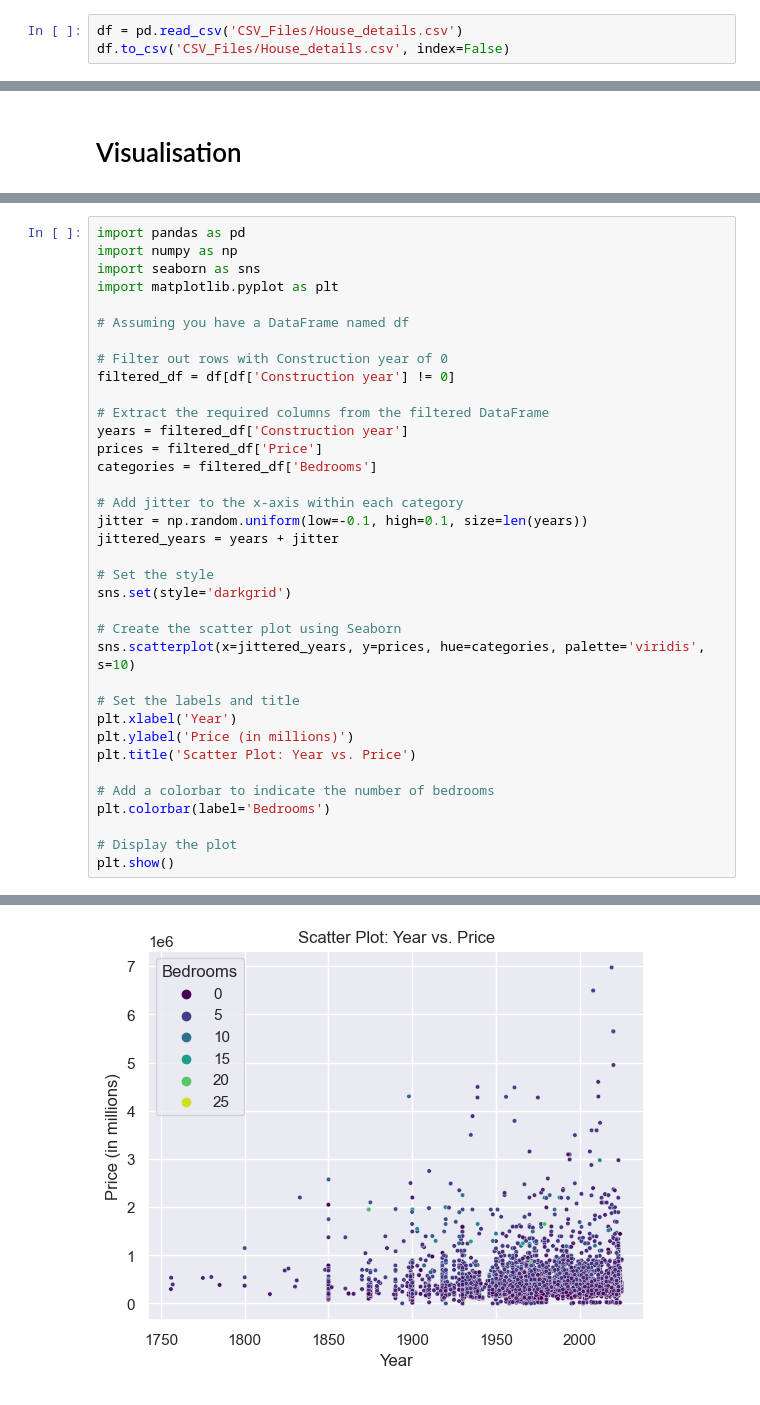
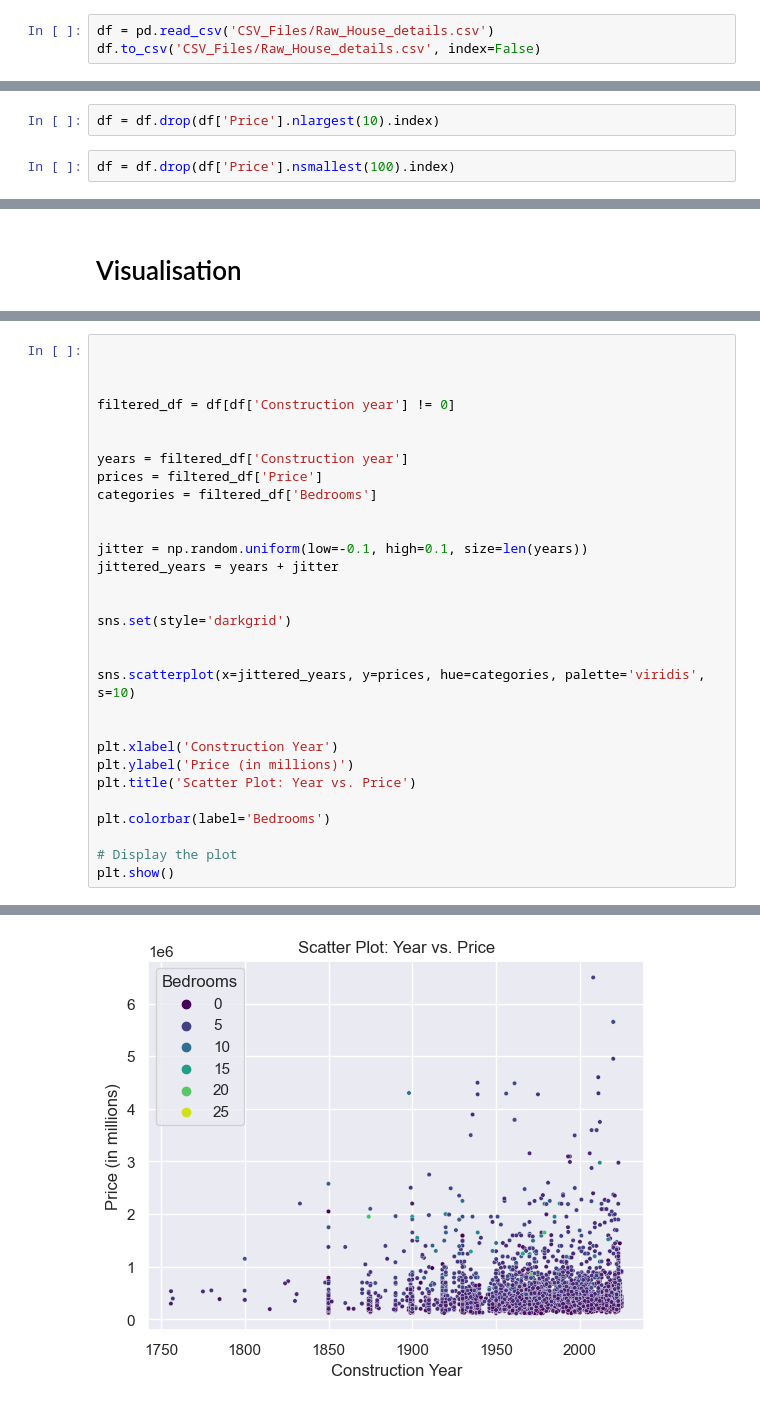
Before and after one commit to JonathanRabbi/Data_Analysis_Immo, a Jupyter notebook: Clean_Dataframe.ipynb, the cells around one changed output, grey strips where cells are left out. Saved outputs shown, nothing was run; the diff lists cells and outputs as text.

```diff
--- a/Clean_Dataframe.ipynb
+++ b/Clean_Dataframe.ipynb
@@ -6,8 +6,8 @@ import seaborn as sns
 # %% [markdown]
 <h1>Cleaning Dataframe</h1>
 # %%
-df = pd.read_csv('CSV_Files/House_details.csv')
-df.to_csv('CSV_Files/House_details.csv', index=False)
+df = pd.read_csv('CSV_Files/Raw_House_details.csv')
+df.to_csv('CSV_Files/Raw_House_details.csv', index=False)
 # %% [markdown]
 Get the lay of the land of the Dataframe
 # %%
@@ -79,0 +90,4 @@ filtered_df = df[condition]
+# %%
+df = df.drop(df['Price'].nlargest(10).index)
+# %%
+df = df.drop(df['Price'].nsmallest(100).index)
@@ -155,39 +181,33 @@ plt.show()
 # %%
-import pandas as pd
-import numpy as np
-import seaborn as sns
-import matplotlib.pyplot as plt
 
-# Assuming you have a DataFrame named df
 
-# Filter out rows with Construction year of 0
+
 filtered_df = df[df['Construction year'] != 0]
 
-# Extract the required columns from the filtered DataFrame
+
 years = filtered_df['Construction year']
 prices = filtered_df['Price']
 categories = filtered_df['Bedrooms']
 
-# Add jitter to the x-axis within each category
+
 jitter = np.random.uniform(low=-0.1, high=0.1, size=len(years))
 jittered_years = years + jitter
 
-# Set the style
+
 sns.set(style='darkgrid')
 
-# Create the scatter plot using Seaborn
+
 sns.scatterplot(x=jittered_years, y=prices, hue=categories, palette='viridis', s=10)
 
-# Set the labels and title
-plt.xlabel('Year')
+
+plt.xlabel('Construction Year')
 plt.ylabel('Price (in millions)')
 plt.title('Scatter Plot: Year vs. Price')
 
-# Add a colorbar to indicate the number of bedrooms
 plt.colorbar(label='Bedrooms')
 
 # Display the plot
 plt.show()
 # %% [output]
 RuntimeError: No mappable was found to use for colorbar creation. First define a mappable such as an image (with imshow) or a contour set (with contourf).
-[figure, old version]
+[figure, new version]
```
Also changed, not shown: parts of 18 cells of this notebook, 4 other files.
